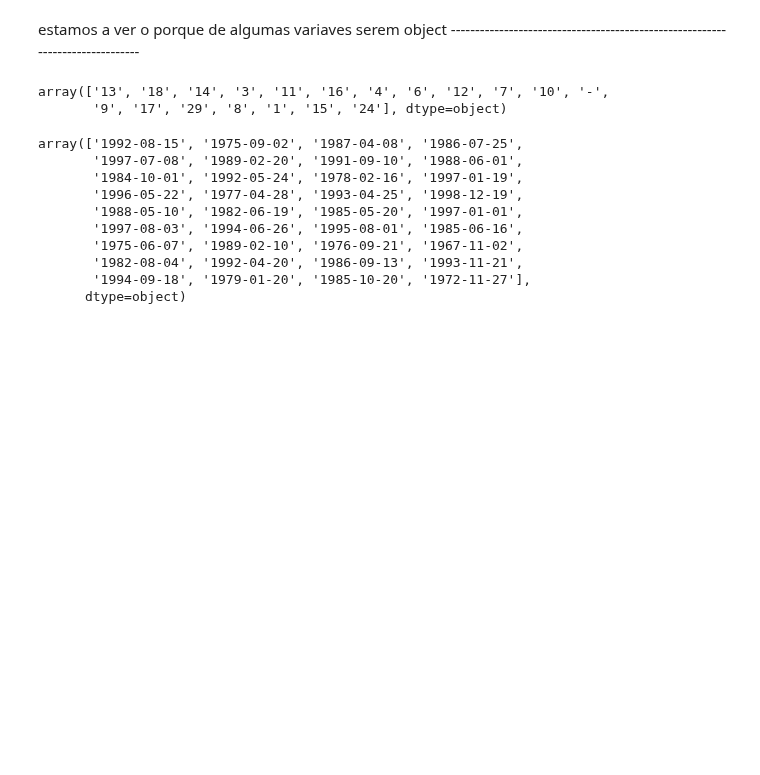
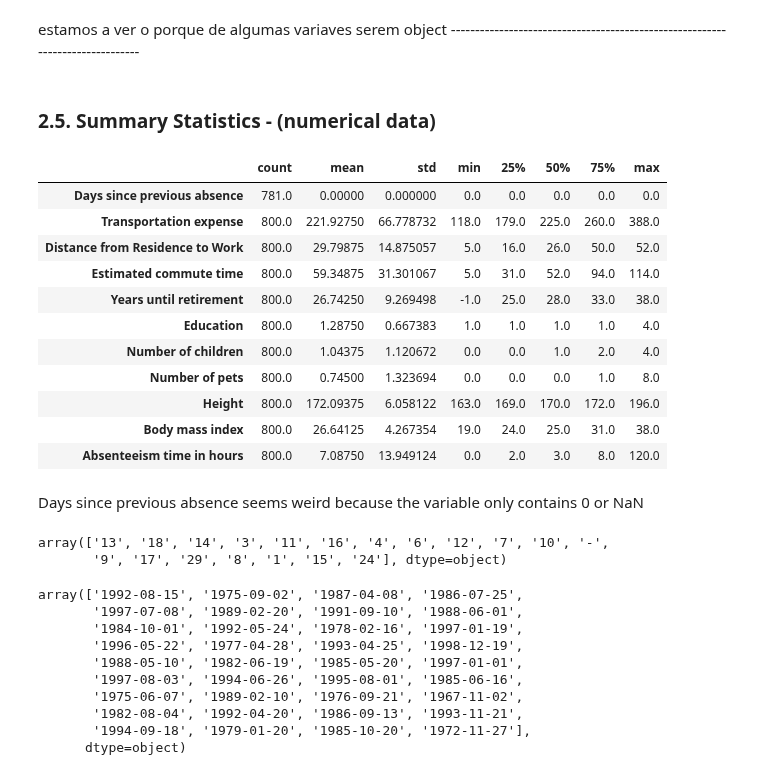
Before and after one commit to Pinky-Tie/reasons_for_absenteeism, a Jupyter notebook: eda/ma_inicial.ipynb, the cells around one changed output. Cells and saved outputs as stored; diff of their text form; code cells hidden in the pictures; blank space fills up the shorter version.

```diff
--- a/eda/ma_inicial.ipynb
+++ b/eda/ma_inicial.ipynb
@@ -120,5 +137,26 @@ for col, percent in missing_percentages.items():
 # %% [markdown]
 estamos a ver o porque de algumas variaves serem object ------------------------------------------------------------------------------
+# %% [markdown]
+<a id="1"></a>
+
+### **2.5. Summary Statistics - (numerical data) <font>**
+# %%
+abs.describe().T
+# %% [output]
+|  | count | mean | std | min | 25% | 50% | 75% | max |
+| Days since previous absence | 781.0 | 0.00000 | 0.000000 | 0.0 | 0.0 | 0.0 | 0.0 | 0.0 |
+| Transportation expense | 800.0 | 221.92750 | 66.778732 | 118.0 | 179.0 | 225.0 | 260.0 | 388.0 |
+| Distance from Residence to Work | 800.0 | 29.79875 | 14.875057 | 5.0 | 16.0 | 26.0 | 50.0 | 52.0 |
+| Estimated commute time | 800.0 | 59.34875 | 31.301067 | 5.0 | 31.0 | 52.0 | 94.0 | 114.0 |
+| Years until retirement | 800.0 | 26.74250 | 9.269498 | -1.0 | 25.0 | 28.0 | 33.0 | 38.0 |
+| Education | 800.0 | 1.28750 | 0.667383 | 1.0 | 1.0 | 1.0 | 1.0 | 4.0 |
+| Number of children | 800.0 | 1.04375 | 1.120672 | 0.0 | 0.0 | 1.0 | 2.0 | 4.0 |
+| Number of pets | 800.0 | 0.74500 | 1.323694 | 0.0 | 0.0 | 0.0 | 1.0 | 8.0 |
+| Height | 800.0 | 172.09375 | 6.058122 | 163.0 | 169.0 | 170.0 | 172.0 | 196.0 |
+| Body mass index | 800.0 | 26.64125 | 4.267354 | 19.0 | 24.0 | 25.0 | 31.0 | 38.0 |
+| Absenteeism time in hours | 800.0 | 7.08750 | 13.949124 | 0.0 | 2.0 | 3.0 | 8.0 | 120.0 |
+# %% [markdown]
+Days since previous absence seems weird because the variable only contains 0 or NaN
 # %%
 display(abs['Service time'].unique())
 # %% [output]
```
Also changed, not shown: parts of 9 cells of this notebook, 1 other file.
